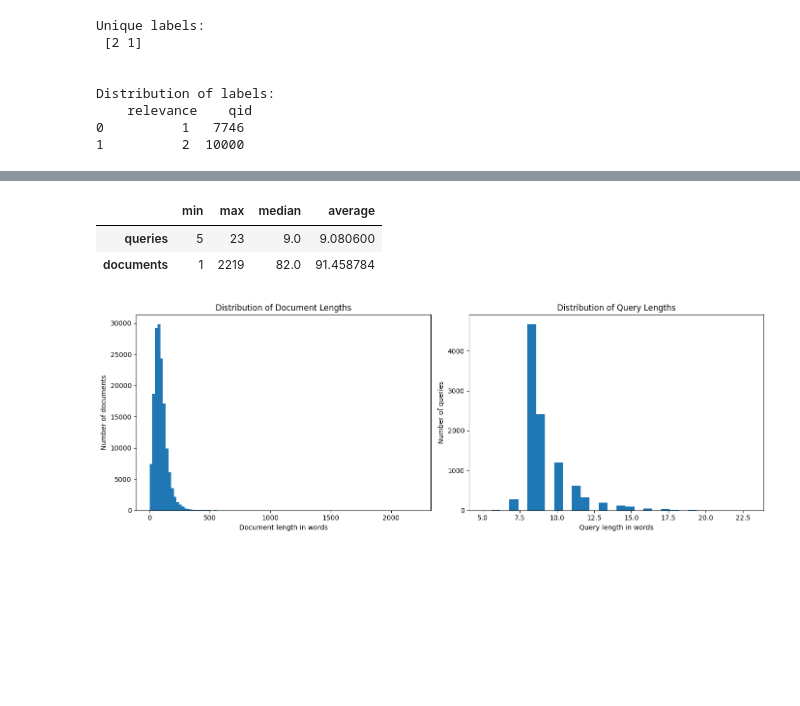
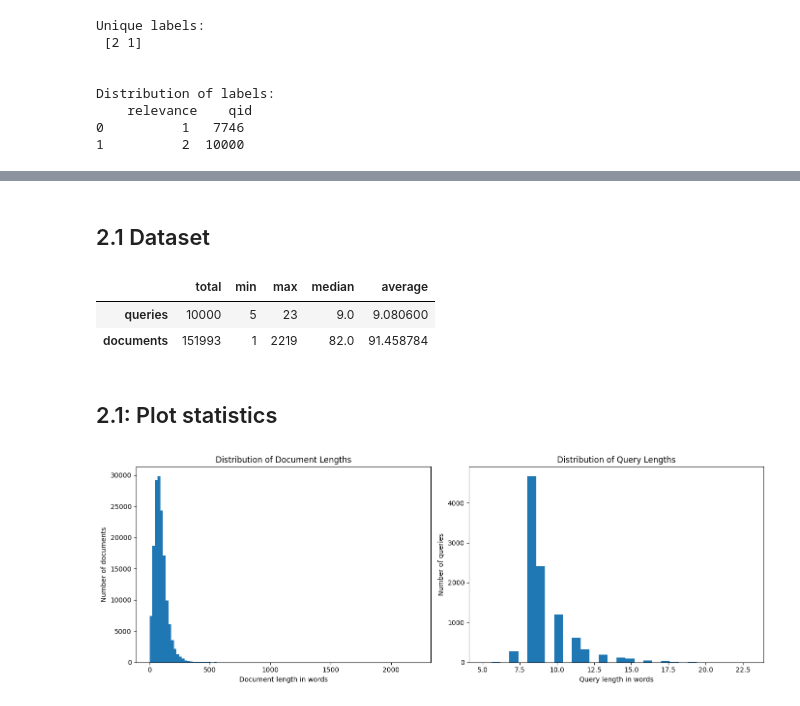
Before and after one commit to Legenden84/search-engines, a Jupyter notebook: notebooks/se_project.ipynb, the cells around one changed output, grey strips where cells are left out. Saved outputs shown, nothing was run; the diff lists cells and outputs as text; code cells hidden in the pictures; blank space fills up the shorter version.

```diff
--- a/notebooks/2_dataset_indexing.ipynb
+++ b/notebooks/se_project.ipynb
@@ -110,20 +146,24 @@ Prem Ratan Dhan Payo Prem Ratan Dhan Payo (English: Found a Treasure Called Love
+# %% [markdown]
+## 2.1 Dataset
 # %%
-# Statistics
 doc_lengths = docs["text"].str.split().str.len()
 query_lengths = queries["text"].str.split().str.len()
 
 res = pd.DataFrame({
+    "total": [len(query_lengths), len(doc_lengths)],
     "min": [query_lengths.min(), doc_lengths.min()],
     "max": [query_lengths.max(), doc_lengths.max()],
     "median": [query_lengths.median(), doc_lengths.median()],
     "average": [query_lengths.mean(), doc_lengths.mean()]
 }, index=["queries", "documents"])
 
 res
 # %% [output]
-|  | min | max | median | average |
-| queries | 5 | 23 | 9.0 | 9.080600 |
-| documents | 1 | 2219 | 82.0 | 91.458784 |
+|  | total | min | max | median | average |
+| queries | 10000 | 5 | 23 | 9.0 | 9.080600 |
+| documents | 151993 | 1 | 2219 | 82.0 | 91.458784 |
+# %% [markdown]
+## 2.1: Plot statistics
 # %%
 fig, axes = plt.subplots(1, 2, figsize=(14, 5))
 
```
Also changed, not shown: parts of 51 cells of this notebook, 7 other files.
